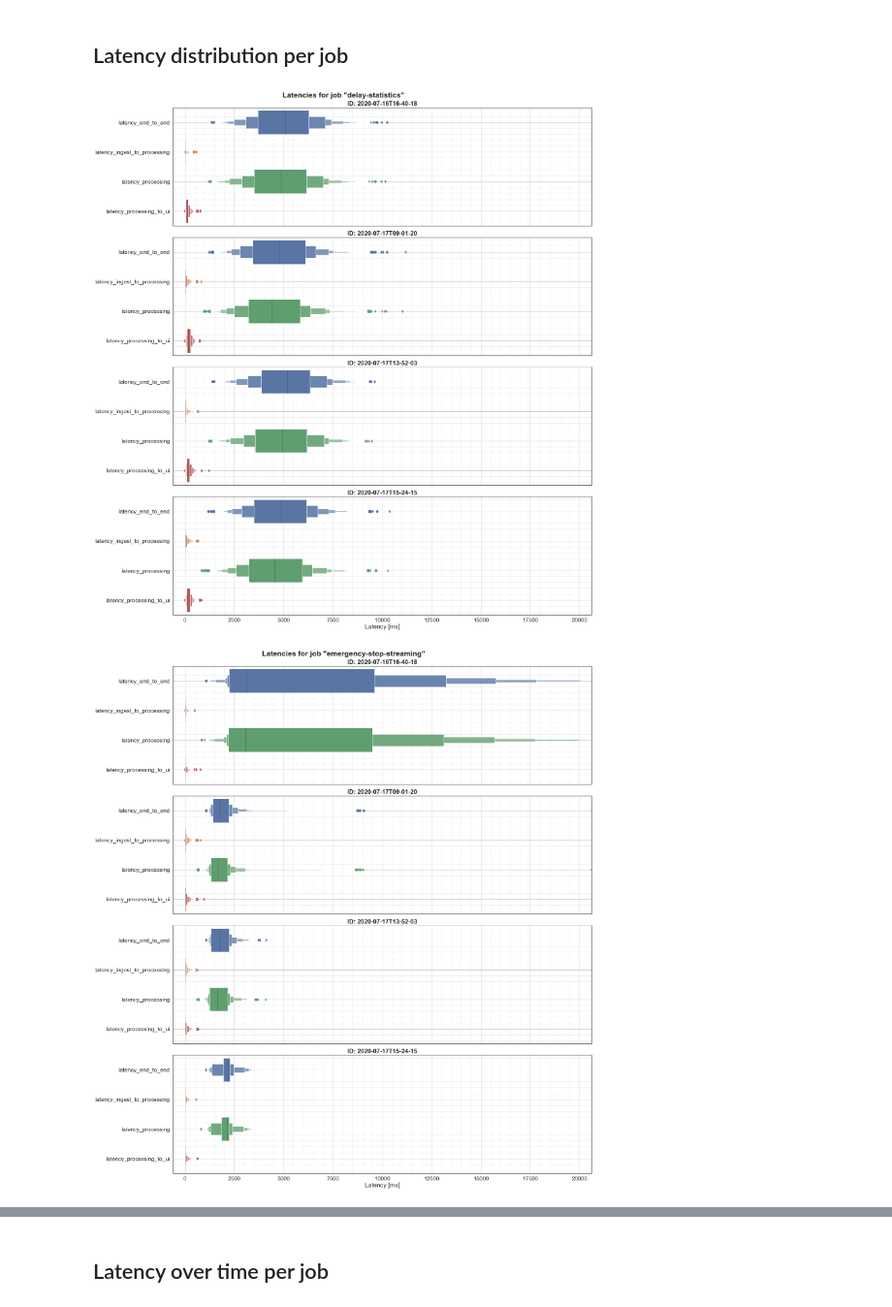
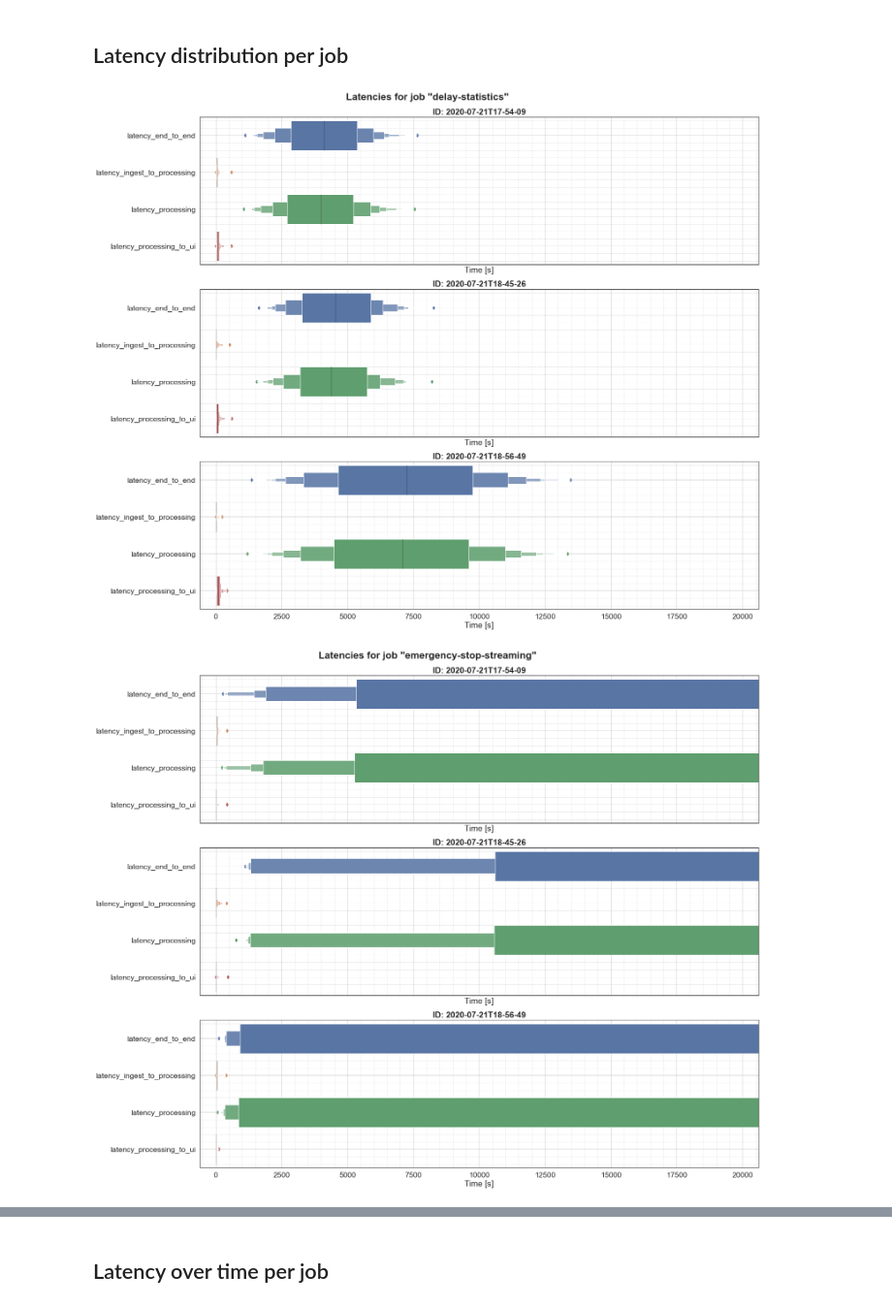
Before and after one commit to DominikStiller/ptinsight, a Jupyter notebook: app/analysis/latency/latency.ipynb, the cells around one changed output, grey strips where cells are left out. Shown at 97% size. Drawn from its saved outputs; the diff is of its cells as text; code cells hidden in the pictures.

```diff
--- a/app/analysis/latency/latency.ipynb
+++ b/app/analysis/latency/latency.ipynb
@@ -2,10 +2,9 @@
 # Latency analysis
 # %%
 recording_files = [
-    "2020-07-16T16-40-18",
-    "2020-07-17T09-01-20",
-    "2020-07-17T13-52-03",
-    "2020-07-17T15-24-15",
+    "2020-07-21T18-45-26",
+    "2020-07-21T17-54-09",
+    "2020-07-21T18-56-49",
 ]
 
 axislim_margin = 0.03
@@ -138,24 +134,25 @@ emergency-stop-table: n=2250
 # %%
 def plot_latency_distribution():
     latency_lim = min(20000, max_latency)
     for job in jobs:
-        fig, axs = plt.subplots(n_data, 1, sharex=True, figsize=[22, 6*n_data])
+        fig, axs = plot_subplot(n_data)
 
         fig.suptitle(f"Latencies for job \"{job}\"")
 
         for i, (did, info) in enumerate(datas.items()):
             ax = axs[i]
 
             sb.boxenplot(data=select_job(info["data"], job)[latency_cols], orient="h", ax=ax)
             ax.set_xlim([-axislim_margin * latency_lim, latency_lim * (1 + axislim_margin)])
             ax.set_title(f"ID: {did}")
+            ax.set_xlabel("Time [s]")
             if i+1 == len(jobs):
                 ax.set_xlabel("Latency [ms]")
 
         plot_format(fig, space_factor=2)
         plot_save(f"latency_distribution_{job}")
 
 plot_latency_distribution()
 # %% [output]
-[figure, old version]
+[figure, new version]
-[figure, old version]
+[figure, new version]
```
Also changed, not shown: parts of 6 cells of this notebook, 10 other files.
